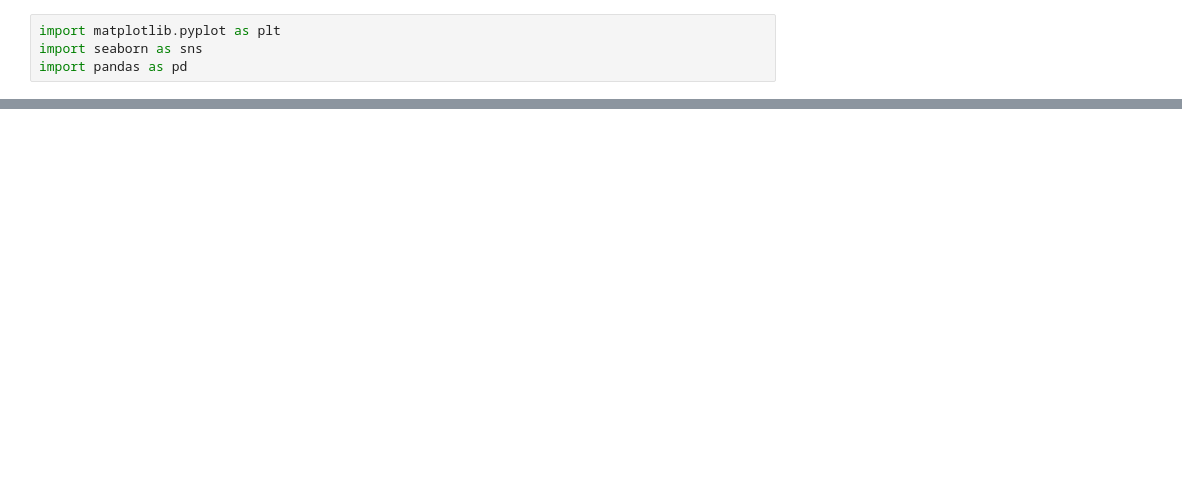
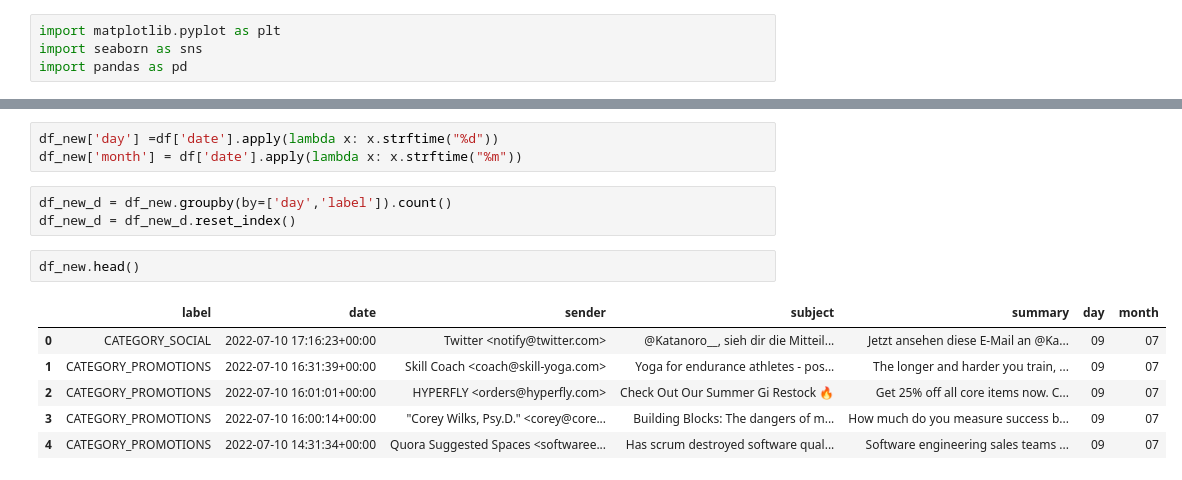
Before and after one commit to Lukas-Forst/100-Days-of-Code, a Jupyter notebook: Day60/Untitled.ipynb, the cells around one changed output, grey strips where cells are left out. Saved outputs shown, nothing was run; the diff lists cells and outputs as text; blank space fills up the shorter version.

```diff
--- a/Day60/Untitled.ipynb
+++ b/Day60/Untitled.ipynb
@@ -42,0 +68,15 @@ plot.tick_params(axis='x', rotation=90)
+# %%
+df_new['day'] =df['date'].apply(lambda x: x.strftime("%d"))
+df_new['month'] = df['date'].apply(lambda x: x.strftime("%m"))
+# %%
+df_new_d = df_new.groupby(by=['day','label']).count()
+df_new_d = df_new_d.reset_index()
+# %%
+df_new.head()
+# %% [output]
+|  | label | date | sender | subject | summary | day | month |
+| 0 | CATEGORY_SOCIAL | 2022-07-10 17:16:23+00:00 | Twitter <notify@twitter.com> | @Katanoro__, sieh dir die Mitteil... | Jetzt ansehen diese E-Mail an @Ka... | 09 | 07 |
+| 1 | CATEGORY_PROMOTIONS | 2022-07-10 16:31:39+00:00 | Skill Coach <coach@skill-yoga.com> | Yoga for endurance athletes - pos... | The longer and harder you train, ... | 09 | 07 |
+| 2 | CATEGORY_PROMOTIONS | 2022-07-10 16:01:01+00:00 | HYPERFLY <orders@hyperfly.com> | Check Out Our Summer Gi Restock 🔥 | Get 25% off all core items now. C... | 09 | 07 |
+| 3 | CATEGORY_PROMOTIONS | 2022-07-10 16:00:14+00:00 | "Corey Wilks, Psy.D." <corey@core... | Building Blocks: The dangers of m... | How much do you measure success b... | 09 | 07 |
+| 4 | CATEGORY_PROMOTIONS | 2022-07-10 14:31:34+00:00 | Quora Suggested Spaces <softwaree... | Has scrum destroyed software qual... | Software engineering sales teams ... | 09 | 07 |
```
Also changed, not shown: parts of 12 cells of this notebook, 2 other files.
